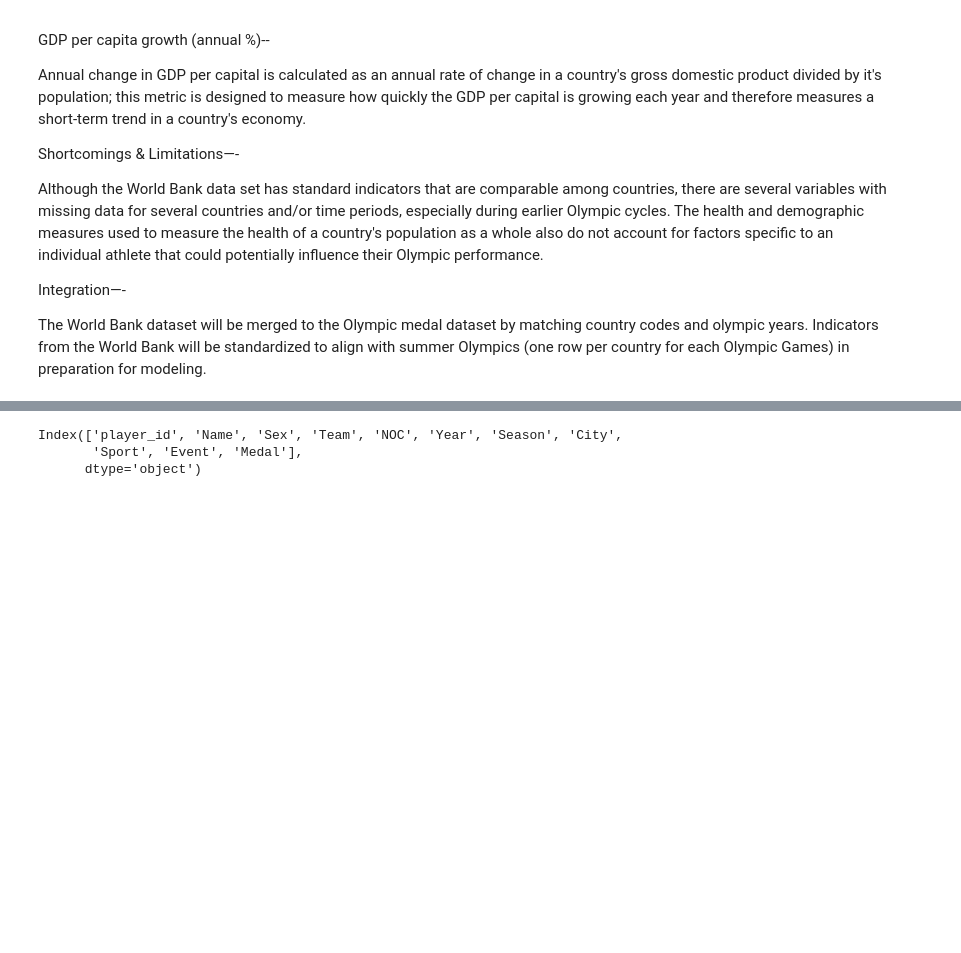
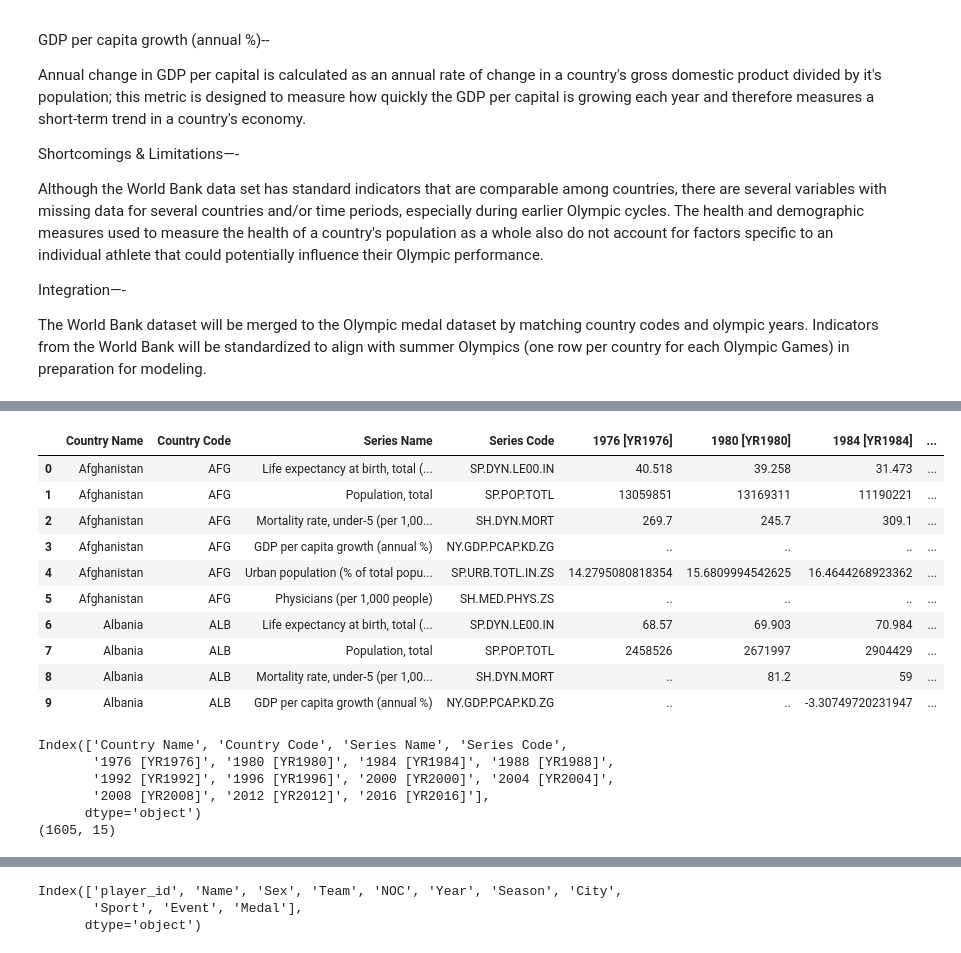
Before and after one commit to COGS108/Group019_WI26, a Jupyter notebook: 01-DataCheckpoint.ipynb, the cells around one changed output, grey strips where cells are left out. Drawn from its saved outputs; the diff is of its cells as text; code cells hidden in the pictures; blank space fills up the shorter version.

```diff
--- a/01-DataCheckpoint.ipynb
+++ b/01-DataCheckpoint.ipynb
@@ -156,0 +178,24 @@ import json
+# %%
+hdf.head(10)
+# %% [output]
+|  | Country Name | Country Code | Series Name | Series Code | 1976 [YR1976] | 1980 [YR1980] | 1984 [YR1984] | ... |
+| 0 | Afghanistan | AFG | Life expectancy at birth, total (... | SP.DYN.LE00.IN | 40.518 | 39.258 | 31.473 | ... |
+| 1 | Afghanistan | AFG | Population, total | SP.POP.TOTL | 13059851 | 13169311 | 11190221 | ... |
+| 2 | Afghanistan | AFG | Mortality rate, under-5 (per 1,00... | SH.DYN.MORT | 269.7 | 245.7 | 309.1 | ... |
+| 3 | Afghanistan | AFG | GDP per capita growth (annual %) | NY.GDP.PCAP.KD.ZG | .. | .. | .. | ... |
+| 4 | Afghanistan | AFG | Urban population (% of total popu... | SP.URB.TOTL.IN.ZS | 14.2795080818354 | 15.6809994542625 | 16.4644268923362 | ... |
+| 5 | Afghanistan | AFG | Physicians (per 1,000 people) | SH.MED.PHYS.ZS | .. | .. | .. | ... |
+| 6 | Albania | ALB | Life expectancy at birth, total (... | SP.DYN.LE00.IN | 68.57 | 69.903 | 70.984 | ... |
+| 7 | Albania | ALB | Population, total | SP.POP.TOTL | 2458526 | 2671997 | 2904429 | ... |
+| 8 | Albania | ALB | Mortality rate, under-5 (per 1,00... | SH.DYN.MORT | .. | 81.2 | 59 | ... |
+| 9 | Albania | ALB | GDP per capita growth (annual %) | NY.GDP.PCAP.KD.ZG | .. | .. | -3.30749720231947 | ... |
+# %%
+print(hdf.columns)
+print(hdf.shape)
+# %% [output]
+Index(['Country Name', 'Country Code', 'Series Name', 'Series Code',
+       '1976 [YR1976]', '1980 [YR1980]', '1984 [YR1984]', '1988 [YR1988]',
+       '1992 [YR1992]', '1996 [YR1996]', '2000 [YR2000]', '2004 [YR2004]',
+       '2008 [YR2008]', '2012 [YR2012]', '2016 [YR2016]'],
+      dtype='object')
+(1605, 15)
```
Also changed, not shown: parts of 17 cells of this notebook.
